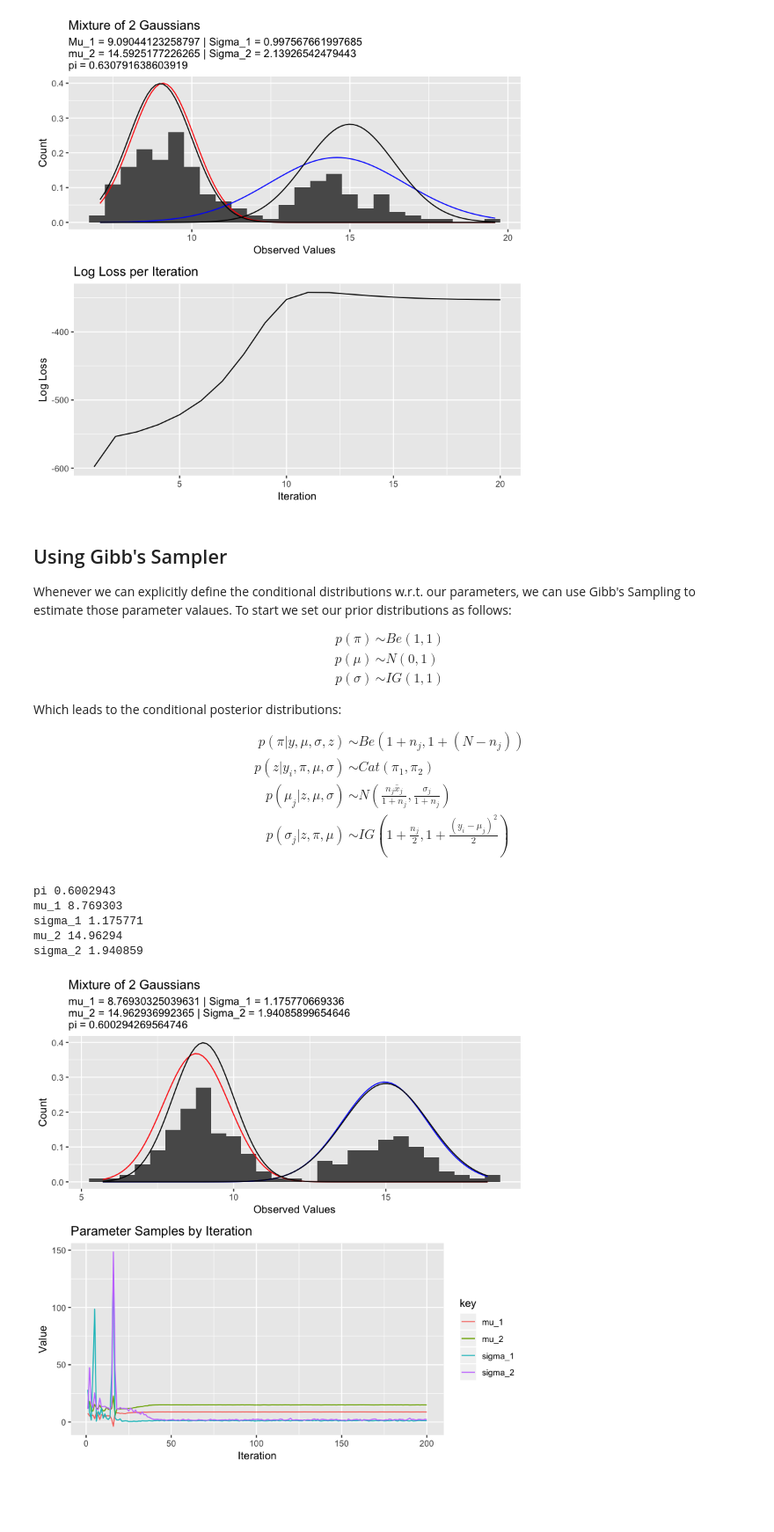
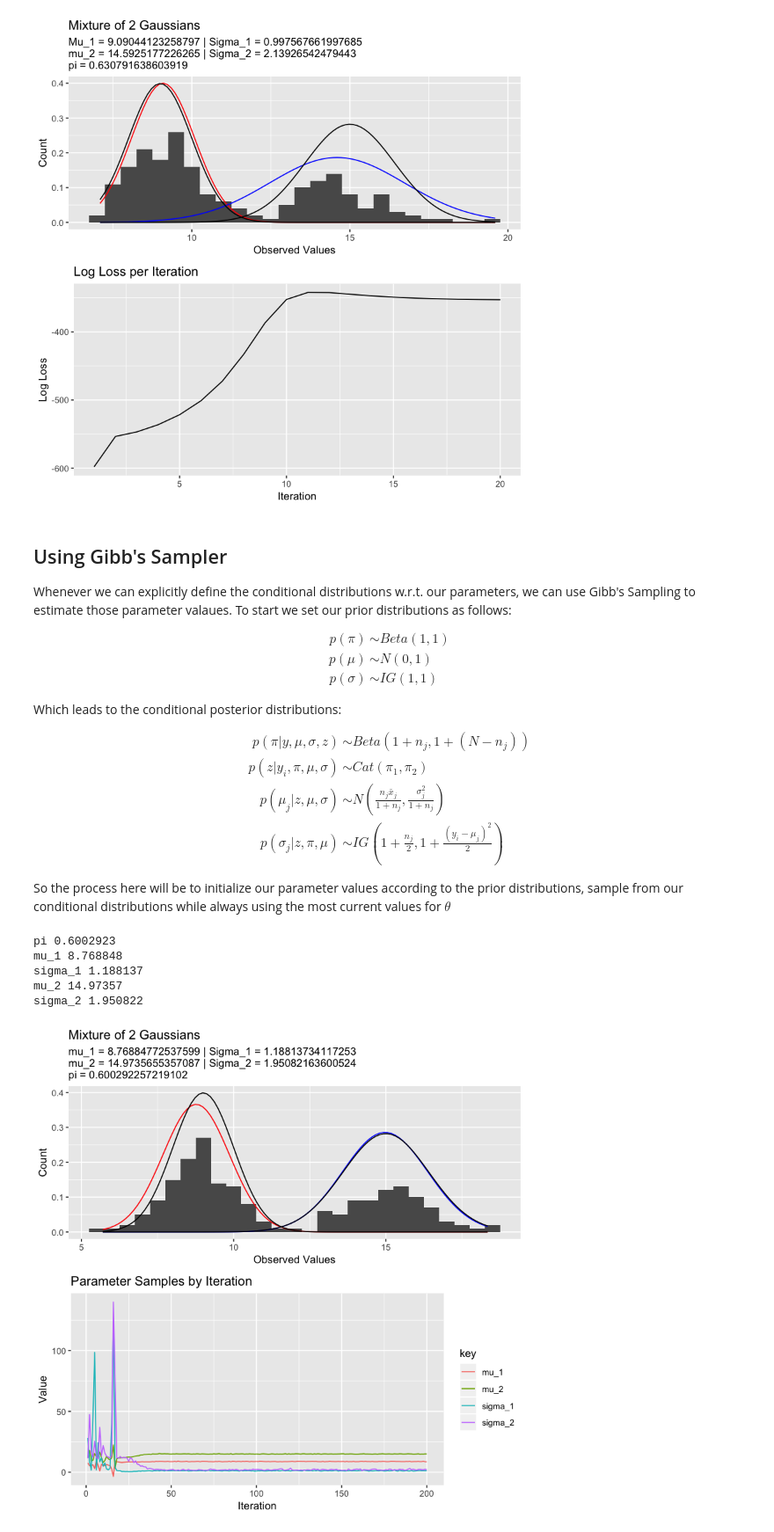
Before and after one commit to blazickjp/Research, a Jupyter notebook: EM-Gibbs-Alg.ipynb, the cells around one changed output. Shown at 88% size. Drawn from its saved outputs; the diff is of its cells as text; code cells hidden in the pictures; blank space fills up the shorter version.

```diff
--- a/EM-Gibbs-Alg.ipynb
+++ b/EM-Gibbs-Alg.ipynb
@@ -187,7 +187,7 @@ sigma_2 2.139265
 Whenever we can explicitly define the conditional distributions w.r.t. our parameters, we can use Gibb's Sampling to estimate those parameter valaues. To start we set our prior distributions as follows:
 
 \begin{align*}
-p(\pi) & \sim Be(1,1)\\
+p(\pi) & \sim Beta(1,1)\\
 p(\mu) & \sim N(0,1)\\
 p(\sigma) & \sim IG(1,1)
 \end{align*}
@@ -195,11 +195,13 @@ p(\sigma) & \sim IG(1,1)
 Which leads to the conditional posterior distributions:
 
 \begin{align*}
-p(\pi | y,\mu,\sigma,z) & \sim Be(1 + n_j, 1 + (N - n_j))\\
+p(\pi | y,\mu,\sigma,z) & \sim Beta (1 + n_j, 1 + (N - n_j))\\
 p(z | y_i, \pi, \mu,\sigma) & \sim Cat(\pi_1,\pi_2)\\
-p(\mu_j | z, \mu,\sigma) & \sim N\left(\frac{n_j\bar{x}_j}{1 +n_j}, \frac{\sigma_j}{1+n_j}\right)\\
+p(\mu_j | z, \mu,\sigma) & \sim N\left(\frac{n_j\bar{x}_j}{1 +n_j}, \frac{\sigma_j^2}{1+n_j}\right)\\
 p(\sigma_j |z, \pi, \mu) & \sim IG\left(1 + \frac{n_j}{2}, 1 + \frac{(y_i - \mu_j)^2}{2}\right)
 \end{align*}
+
+So the process here will be to initialize our parameter values according to the prior distributions, sample from our conditional distributions while always using the most current values for $\theta$
 # %%
 gibbs <- function(data, iters, n_warmup = 25) {
 
@@ -218,6 +220,7 @@ gibbs <- function(data, iters, n_warmup = 25) {
 
   for (k in 1:iters) {
 
+    # Same as E Step in EM Alg except we sample z given the probabilities
     p_a <- vector("numeric", length = nrow(data))
     z <- vector("numeric", length = nrow(data))
 
@@ -239,9 +242,9 @@ gibbs <- function(data, iters, n_warmup = 25) {
 
     # Take samples from z | mu_1. mu_2, sigma_1, sigma_2
     mu_1 <- rnorm(1, mean = sum(z==0)*mean(data$y[z==0])/(1+sum(z==0)),
-                  sd = sqrt(sigma_1)/sum(z==0))
+                  sd = sqrt(sigma_1/sum(z==0)))
     mu_2 <- rnorm(1, mean = sum(z==1)*mean(data$y[z==1])/(1+sum(z==1)),
-                  sd = sqrt(sigma_1)/sum(z==0))
+                  sd = sqrt(sigma_1/sum(z==0)))
 
     mu_1_vec[k] <- mu_1
     mu_2_vec[k] <- mu_2
@@ -278,36 +281,36 @@ gibbs <- function(data, iters, n_warmup = 25) {
                                            sd = sqrt(mean(sigma_1_vec[n_warmup:iters]))),
                   col="red") +
     stat_function(fun = dnorm, args = list(mean = mean(mu_2_vec[n_warmup:iters]),
                                            sd = sqrt(mean(sigma_2_vec[n_warmup:iters]))),
                   col="blue") +
     stat_function(fun = dnorm, args = list(mean = 9,
                                            sd = 1),
                   col = "black") +
     stat_function(fun = dnorm, args = list(mean = 15,
                                            sd = sqrt(2)),
                   col = "black")
 
   p_2 <- data.frame(mu_1 = mu_1_vec,
                     mu_2 = mu_2_vec,
                     sigma_1 = sigma_1_vec,
                     sigma_2 = sigma_2_vec,
                     k = 1:iters) %>%
     gather(key, value, -k) %>%
     ggplot(aes(x = k, y = value, col = key, group = key)) +
     geom_line() +
     ggtitle("Parameter Samples by Iteration") +
     xlab("Iteration") + ylab("Value")
 
   grid.arrange(p_1, p_2, nrow = 2)
 
 }
 
 set.seed(123)
 gibbs(data = df, iters = 200, n_warmup = 50)
 # %% [output]
-pi 0.6002943
-mu_1 8.769303
-sigma_1 1.175771
-mu_2 14.96294
-sigma_2 1.940859
+pi 0.6002923
+mu_1 8.768848
+sigma_1 1.188137
+mu_2 14.97357
+sigma_2 1.950822
-[figure, old version]
+[figure, new version]
```
